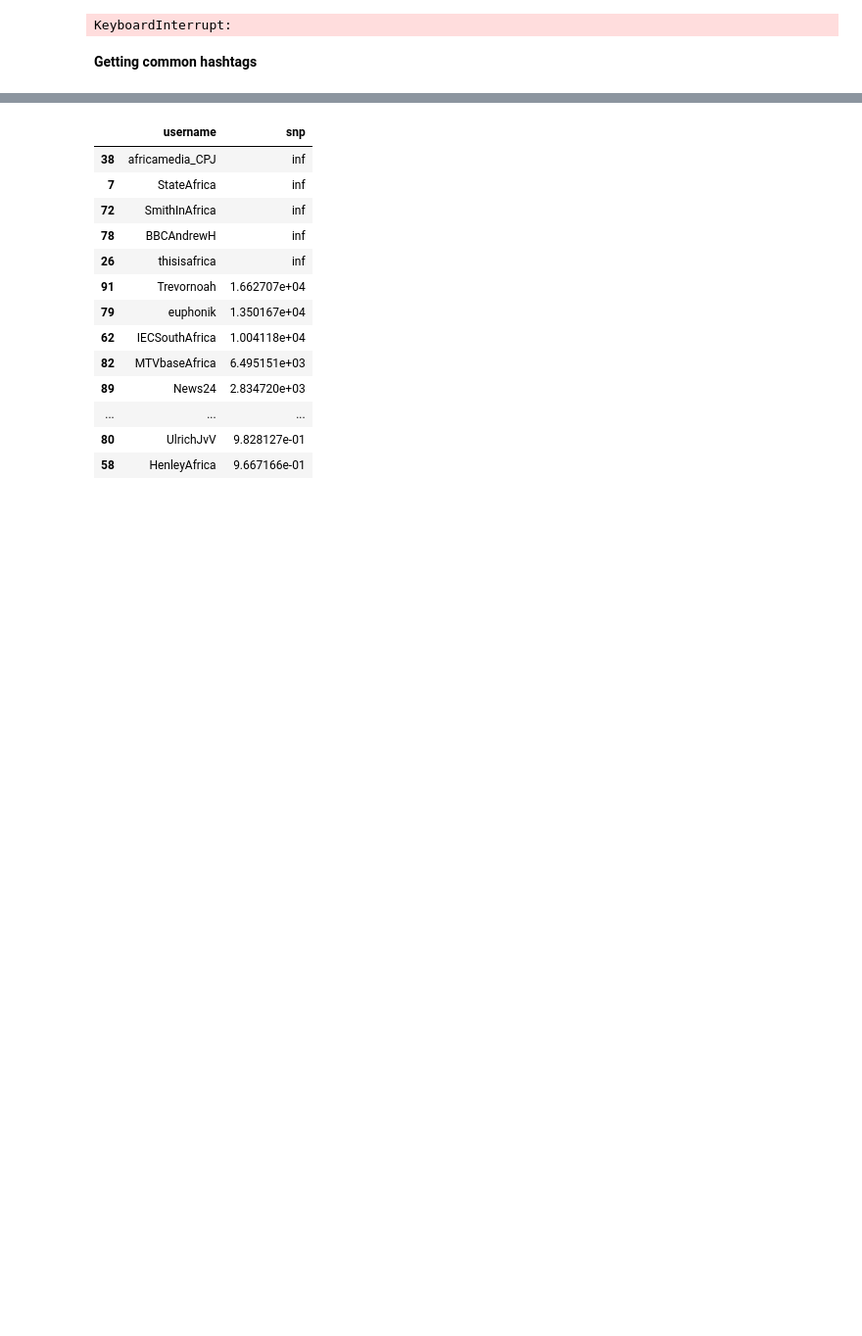
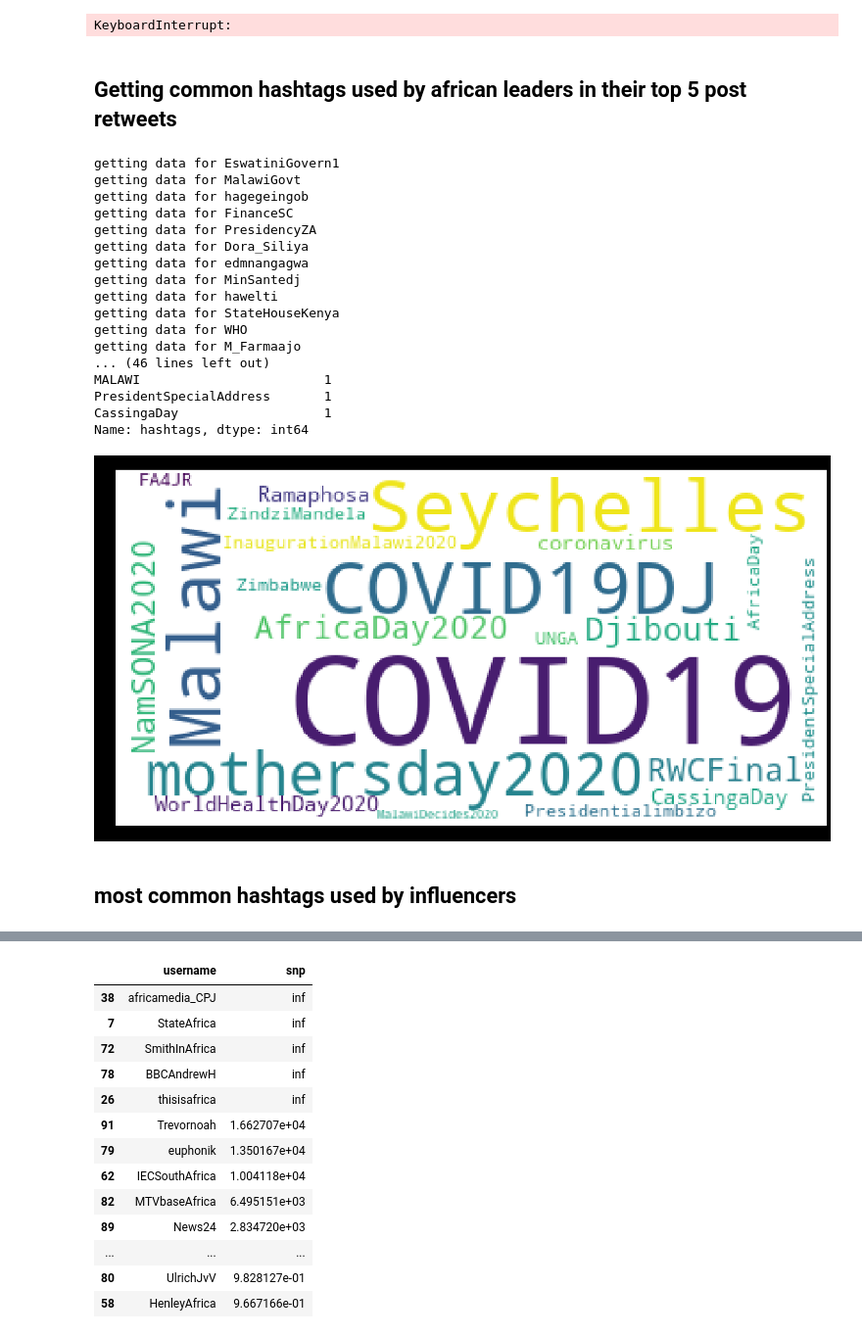
Before and after one commit to kenmbelenzi/webscraper, a Jupyter notebook: Copy_of_scrapping_starter.ipynb, the cells around one changed output, grey strips where cells are left out. Shown at 98% size. Drawn from its saved outputs; the diff is of its cells as text; code cells hidden in the pictures; blank space fills up the shorter version.

```diff
--- a/Copy_of_scrapping_starter.ipynb
+++ b/Copy_of_scrapping_starter.ipynb
@@ -149,7 +153,7 @@ if get_ipython().__class__.__name__ == '__main__':
 # %%
+url= 'https://www.atlanticcouncil.org/blogs/africasource/african-leaders-respond-to-coronavirus-on-twitter/#east-africa'
+response = simple_get(url)
 res1 = get_tag_elements(response, search={'find_all':{'class_':'twitter-tweet'}})
-
-
 str_cells2=str(res1)
 cleantext=BeautifulSoup(str_cells2).get_text()
 data=[]
@@ -162,7 +166,7 @@ for item in cleantext.split("20,"):
 
 df=pd.DataFrame(data)
 df.columns = ["African leaders"]
-#df.to_csv('leaders.csv')
+df.to_csv('leaders.csv')
 # %% [output]
 findaing all of {'class_': 'twitter-tweet'}
 # %%
@@ -469,6 +439,50 @@ To accept the future behavior, pass 'sort=False'.
 To retain the current behavior and silence the warning, pass 'sort=True'.
 Getting data for a24media
 KeyboardInterrupt:
+# %% [markdown]
+## Getting common hashtags used by african leaders in their top 5 post retweets
+# %%
+df700 = pd.read_csv('leadertw.csv')
+df6=pd.read_csv('influencerusrname.csv')
+
+ranked=pd.DataFrame()
+for target in leaders:
+    print ('getting data for',target)
+    ken=df700.where(df700['user'] == target)
+
+    ranking=ken.sort_values(['number of retweets'],ascending = [False])
+    ranking=ranking.dropna(subset=['hashtags'])
+    ranking=ranking.head(5)
+    ranked=pd.concat([ranked, ranking],ignore_index = True)
+hashtags = ranked['hashtags']
+print(hashtags.value_counts())
+def wordcloud(hashtags):
+    stopwords = set(STOPWORDS)
+    wordcloud = WordCloud(background_color="white",stopwords=stopwords,random_state = 2016).generate(" ".join([i for i in hashtags]))
+    plt.figure( figsize=(20,10), facecolor='k')
+    plt.imshow(wordcloud)
+    plt.axis("off")
+    plt.title("most comon hashtags")
+wordcloud(hashtags)
+# %% [output]
+getting data for EswatiniGovern1
+getting data for MalawiGovt
+getting data for hagegeingob
+getting data for FinanceSC
+getting data for PresidencyZA
+getting data for Dora_Siliya
+getting data for edmnangagwa
+getting data for MinSantedj
+getting data for hawelti
+getting data for StateHouseKenya
+getting data for WHO
+getting data for M_Farmaajo
+... (46 lines left out)
+MALAWI                        1
+PresidentSpecialAddress       1
+CassingaDay                   1
+Name: hashtags, dtype: int64
+[figure, added]
 # %% [markdown]
-**Getting common hashtags**
+## most common hashtags used by influencers
 # %%
```
Also changed, not shown: parts of 21 cells of this notebook, 2 other files.
